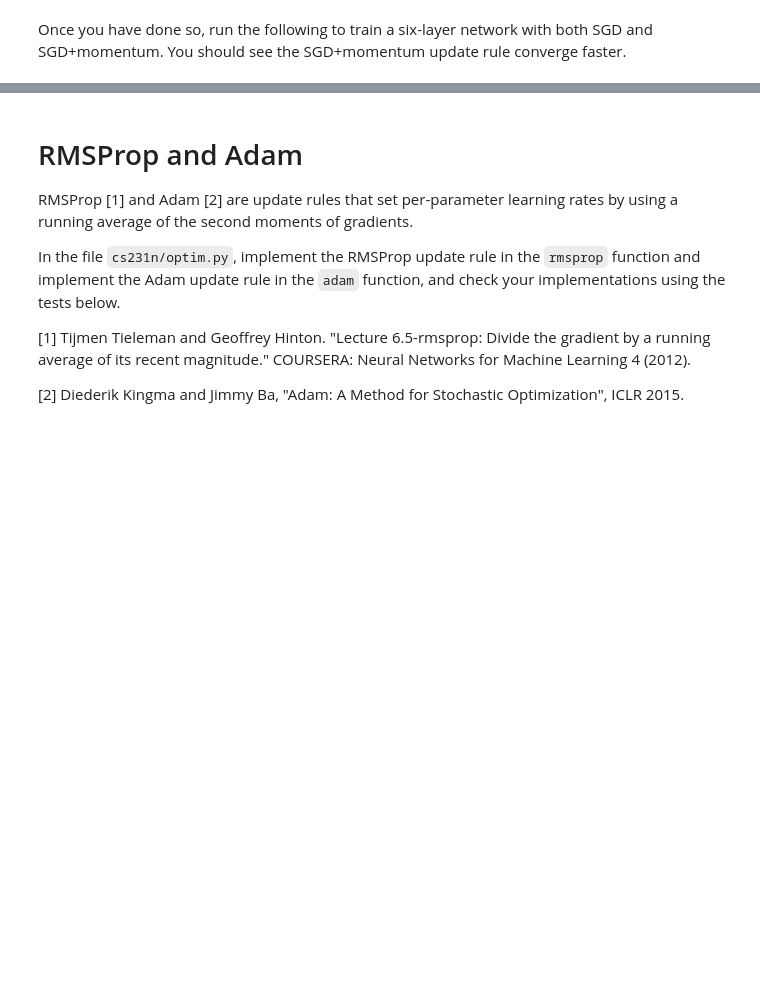
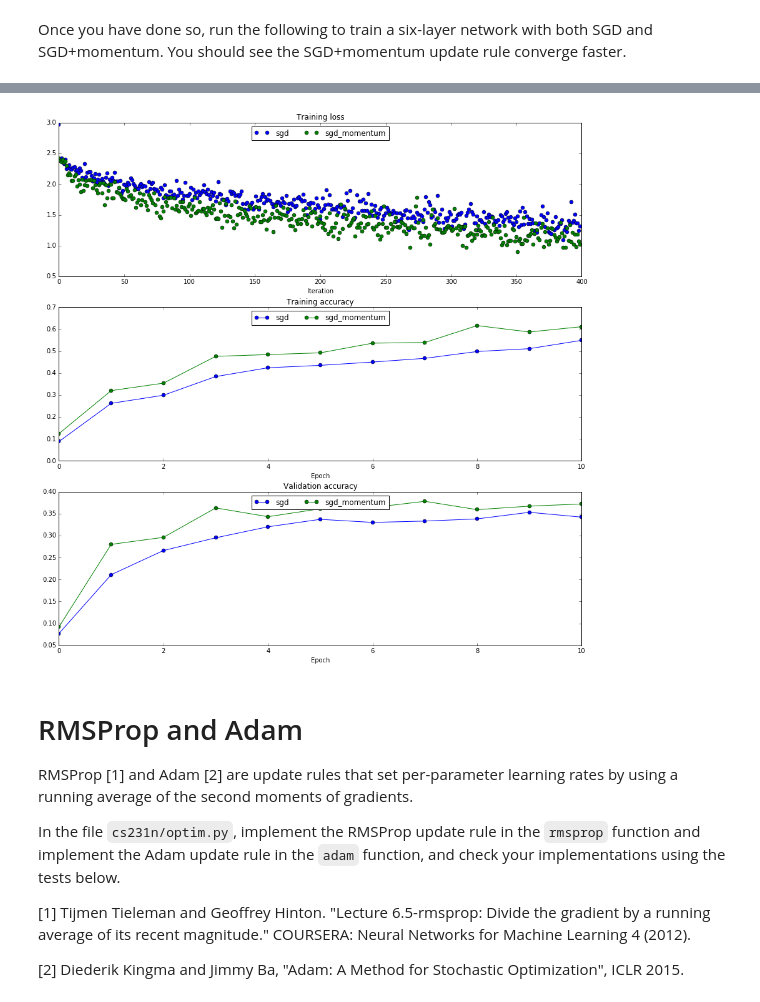
Before and after one commit to mnvl/cs231n, a Jupyter notebook: assignment2/FullyConnectedNets.ipynb, the cells around one changed output, grey strips where cells are left out. Cells and saved outputs as stored; diff of their text form; code cells hidden in the pictures; blank space fills up the shorter version.

```diff
--- a/assignment2/FullyConnectedNets.ipynb
+++ b/assignment2/FullyConnectedNets.ipynb
@@ -559,7 +565,7 @@ for update_rule in ['sgd', 'sgd_momentum']:
   model = FullyConnectedNet([100, 100, 100, 100, 100], weight_scale=5e-2)
 
   solver = Solver(model, small_data,
-                  num_epochs=5, batch_size=100,
+                  num_epochs=10, batch_size=100,
                   update_rule=update_rule,
                   optim_config={
                     'learning_rate': 1e-2,
@@ -596,3 +602,4 @@ for i in [1, 2, 3]:
   plt.legend(loc='upper center', ncol=4)
 plt.gcf().set_size_inches(15, 15)
 plt.show()
+# %% [output]
@@ -599,3 +623,4 @@ plt.show()
+[figure, added]
 # %% [markdown]
 # RMSProp and Adam
 RMSProp [1] and Adam [2] are update rules that set per-parameter learning rates by using a running average of the second moments of gradients.
```
Also changed, not shown: parts of 9 cells of this notebook, 1 other file.
